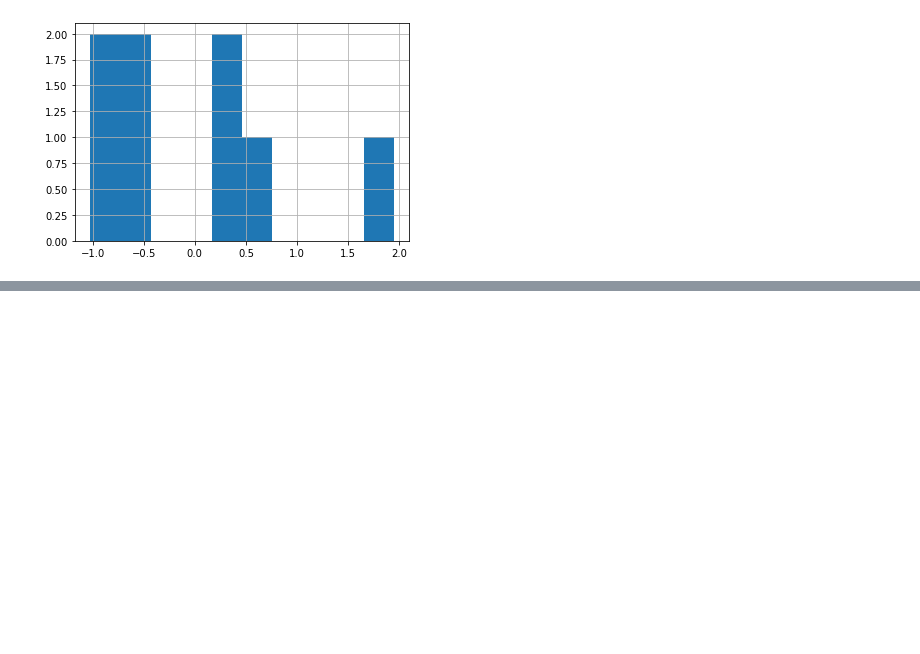
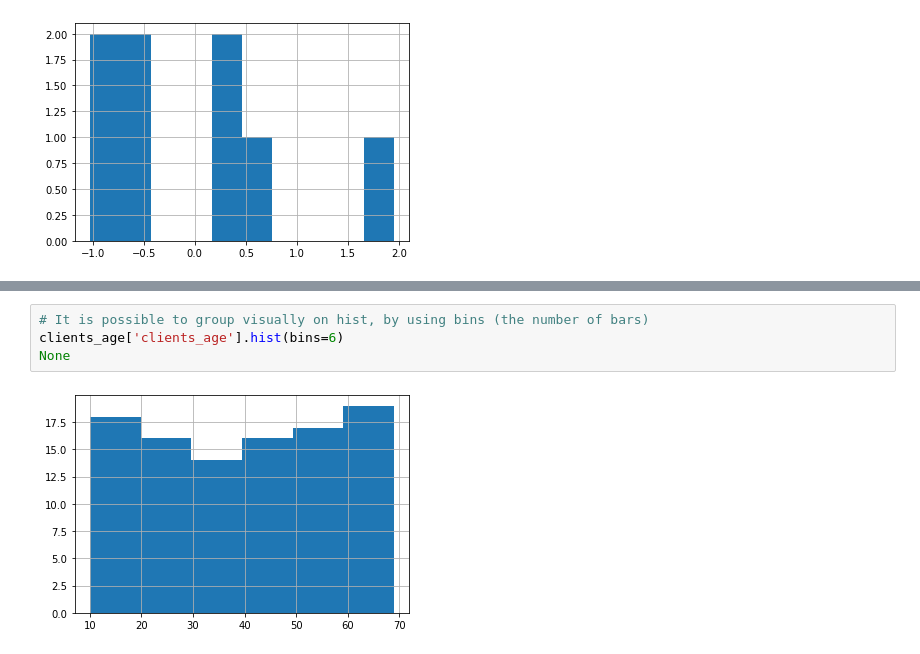
Before and after one commit to AlexisBogroff/Sorbonne_Data_Science_Workshop, a Jupyter notebook: src/data_management_with_pandas.ipynb, the cells around one changed output, grey strips where cells are left out. Cells and saved outputs as stored; diff of their text form; blank space fills up the shorter version.

```diff
--- a/src/data_management_with_pandas.ipynb
+++ b/src/data_management_with_pandas.ipynb
@@ -719,0 +1002,6 @@ age_centered_reduced.hist()
+# %%
+# It is possible to group visually on hist, by using bins (the number of bars)
+clients_age['clients_age'].hist(bins=6)
+None
+# %% [output]
+[figure, added]
```
Also changed, not shown: parts of 54 cells of this notebook, 1 other file.
